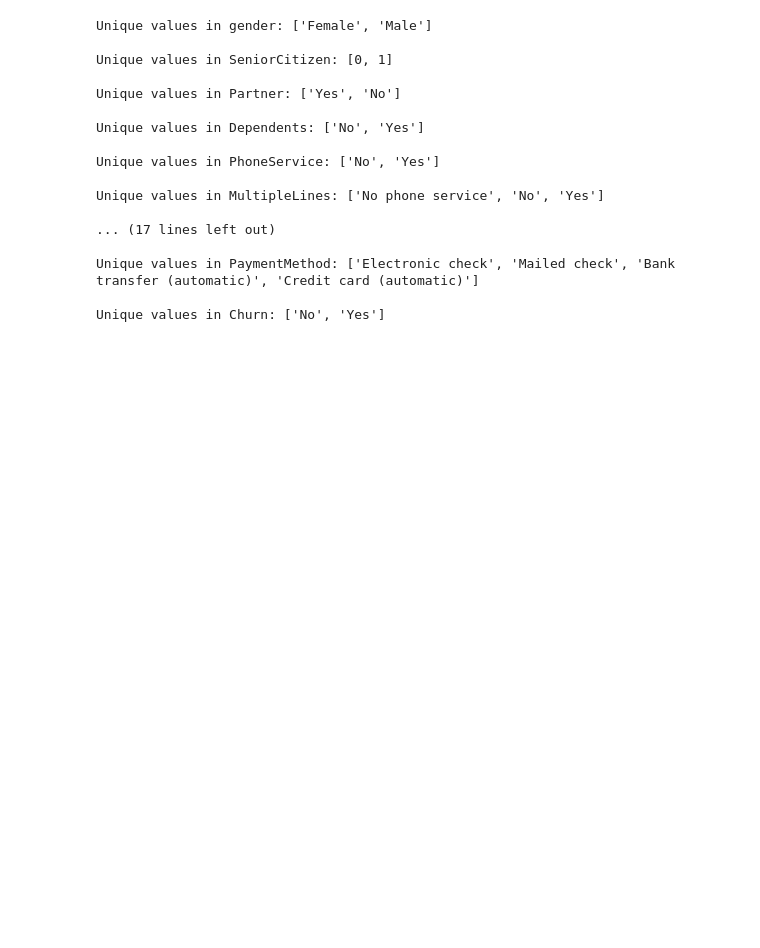
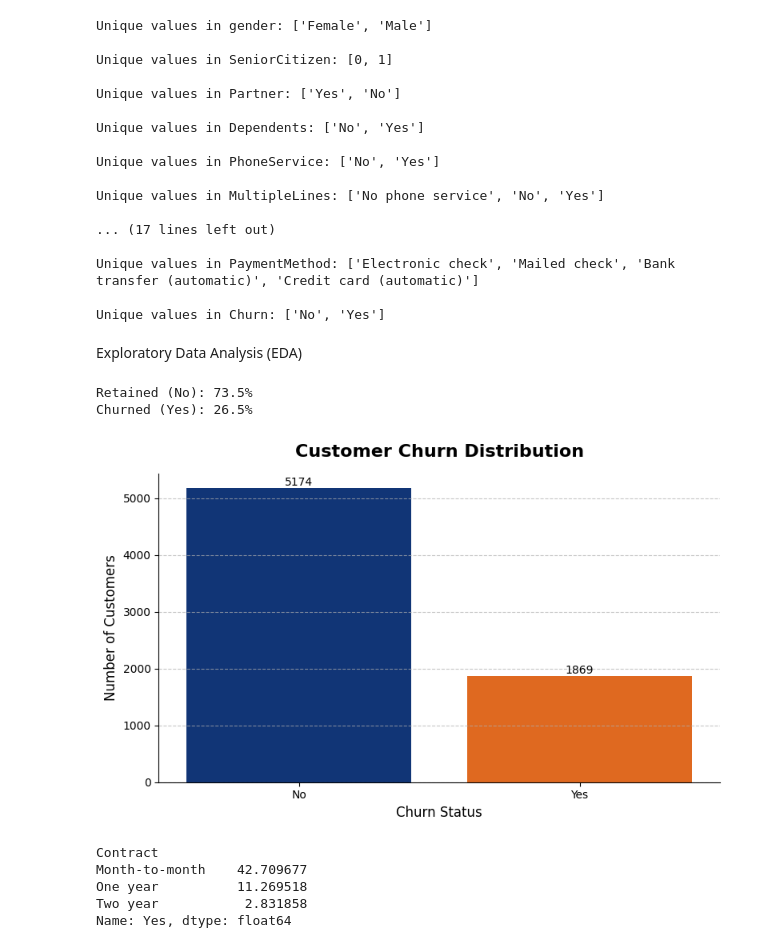
Before and after one commit to chadwich0804/Telecom-Customer-Churn-Analysis-Project, a Jupyter notebook: ChurnAnalysisProject.ipynb, the cells around one changed output. Cells and saved outputs as stored; diff of their text form; code cells hidden in the pictures; blank space fills up the shorter version.

```diff
--- a/ChurnAnalysisProject.ipynb
+++ b/ChurnAnalysisProject.ipynb
@@ -194,3 +194,41 @@ Unique values in MultipleLines: ['No phone service', 'No', 'Yes']
 Unique values in PaymentMethod: ['Electronic check', 'Mailed check', 'Bank transfer (automatic)', 'Credit card (automatic)']
 
 Unique values in Churn: ['No', 'Yes']
+# %% [markdown]
+Exploratory Data Analysis (EDA)
+# %%
+# Calculate the Churn Rate
+churn_rate = df_CC['Churn'].value_counts(normalize=True) * 100
+print(f"Retained (No): {churn_rate['No']:.1f}%")
+print(f"Churned (Yes): {churn_rate['Yes']:.1f}%")
+# %% [output]
+Retained (No): 73.5%
+Churned (Yes): 26.5%
+# %%
+# Churn Distribution Plot
+plt.figure(figsize=(8, 5), facecolor='white')
+ax = sns.countplot(x='Churn', hue='Churn', data=df_CC, palette=['#003087', '#FF6200'], legend=False)
+ax.set_title('Customer Churn Distribution', fontsize=16, weight='bold', pad=15)
+ax.set_xlabel('Churn Status', fontsize=12)
+ax.set_ylabel('Number of Customers', fontsize=12)
+ax.grid(True, axis='y', linestyle='--', alpha=0.7)
+ax.spines['top'].set_visible(False)
+ax.spines['right'].set_visible(False)
+ax.spines['left'].set_color('black')
+ax.spines['bottom'].set_color('black')
+for container in ax.containers:
+    ax.bar_label(container, fontsize=10, color='black', label_type='edge')
+plt.tight_layout()
+plt.show()
+# %% [output]
+[figure, added]
+# %%
+# Contract Type: Churn Calculations
+contract_churn = df_CC.groupby('Contract', observed=False)['Churn'].value_counts(normalize=True).unstack() * 100
+contract_churn['Yes'].sort_values(ascending=False)
+# %% [output]
+Contract
+Month-to-month    42.709677
+One year          11.269518
+Two year           2.831858
+Name: Yes, dtype: float64
```
Also changed, not shown: parts of 13 cells of this notebook, 1 other file.
